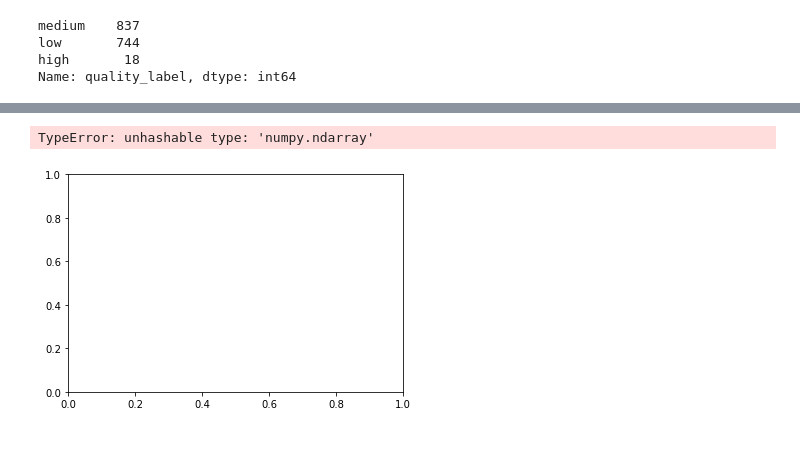
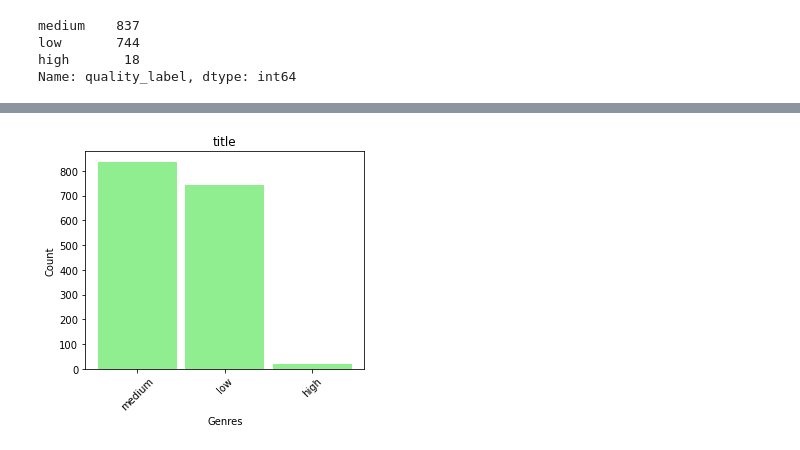
Before and after one commit to movifu1982/EDA---Wine-Project, a Jupyter notebook: EDA.ipynb, the cells around one changed output, grey strips where cells are left out. Drawn from its saved outputs; the diff is of its cells as text; code cells hidden in the pictures.

```diff
--- a/EDA.ipynb
+++ b/EDA.ipynb
@@ -206,9 +206,17 @@ plt.show()
 # %%
-x = [Red White Stat]
-y = white_comparison.index
 
-plt.plot([x,y])
-print()
+
+#plt.plot([x,y])
+#print()
-# %% [output]
-TypeError: unhashable type: 'numpy.ndarray'
-[figure, removed]
+# %%
+#code from our presentation
+red_comparison = red_wine["quality_label"].value_counts()
+plt.figure(figsize=(5, 4))
+plt.bar(red_comparison.index, red_comparison, width=0.9, color="lightgreen")
+plt.title("title")
+plt.xlabel("Genres")
+plt.ylabel("Count")
+plt.xticks(rotation=45)
+plt.show()
+# %% [output]
+[figure, added]
```
Also changed, not shown: parts of 2 cells of this notebook.
